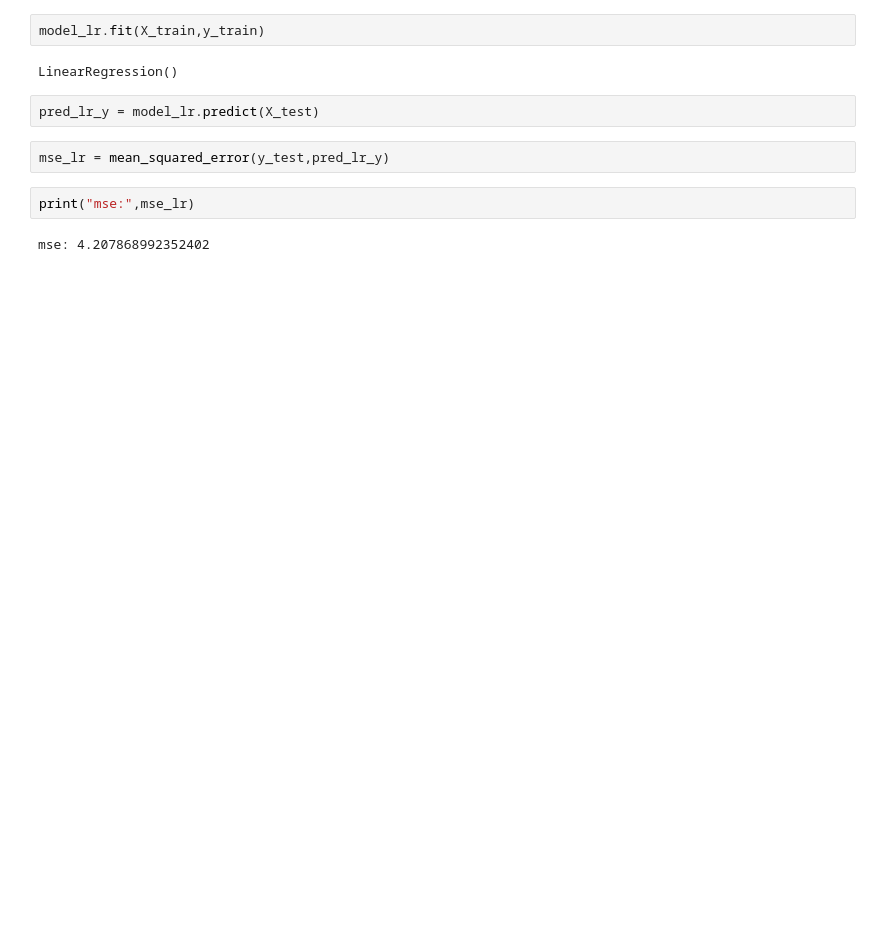
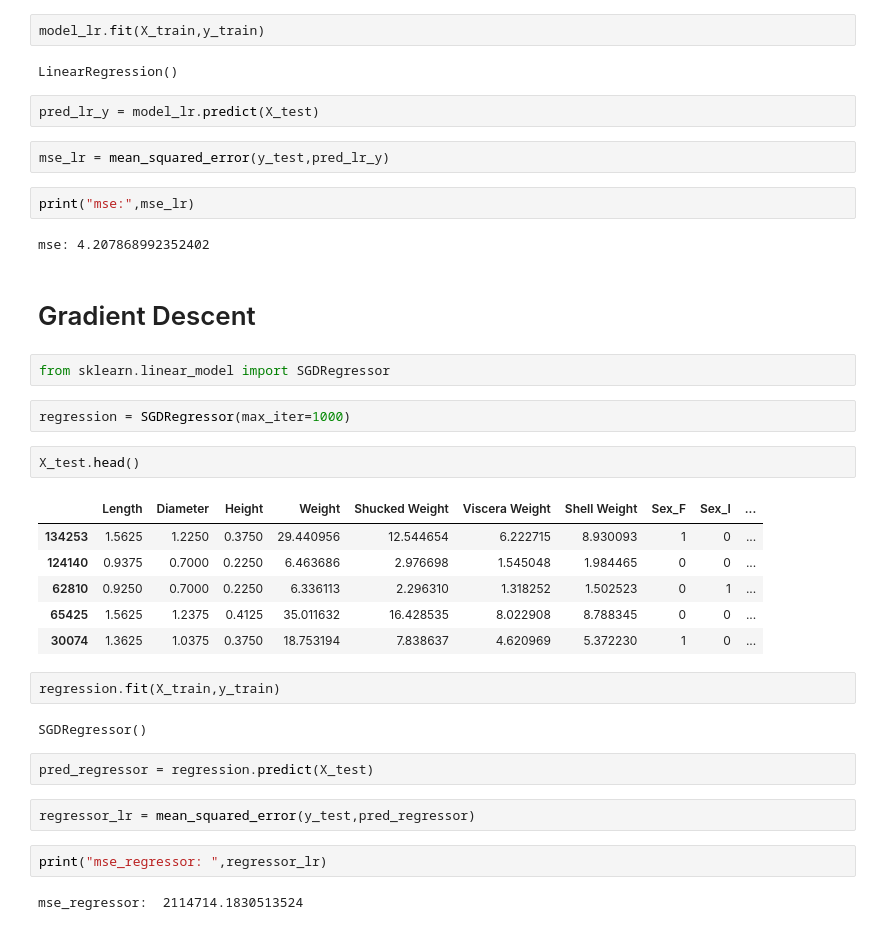
Before and after one commit to maheshpeiris0/Extended-Crab-Age-Prediction_with_tensorflow, a Jupyter notebook: extended-crab-age-prediction.ipynb, the cells around one changed output. Drawn from its saved outputs; the diff is of its cells as text; blank space fills up the shorter version.

Commit message:
Kaggle Notebook | Extended Crab Age Prediction | Version 4

```diff
--- a/extended-crab-age-prediction.ipynb
+++ b/extended-crab-age-prediction.ipynb
@@ -175,3 +175,30 @@ mse_lr = mean_squared_error(y_test,pred_lr_y)
 print("mse:",mse_lr)
 # %% [output]
 mse: 4.207868992352402
+# %% [markdown]
+# Gradient Descent
+# %%
+from sklearn.linear_model import SGDRegressor
+# %%
+regression = SGDRegressor(max_iter=1000)
+# %%
+X_test.head()
+# %% [output]
+|  | Length | Diameter | Height | Weight | Shucked Weight | Viscera Weight | Shell Weight | Sex_F | Sex_I | ... |
+| 134253 | 1.5625 | 1.2250 | 0.3750 | 29.440956 | 12.544654 | 6.222715 | 8.930093 | 1 | 0 | ... |
+| 124140 | 0.9375 | 0.7000 | 0.2250 | 6.463686 | 2.976698 | 1.545048 | 1.984465 | 0 | 0 | ... |
+| 62810 | 0.9250 | 0.7000 | 0.2250 | 6.336113 | 2.296310 | 1.318252 | 1.502523 | 0 | 1 | ... |
+| 65425 | 1.5625 | 1.2375 | 0.4125 | 35.011632 | 16.428535 | 8.022908 | 8.788345 | 0 | 0 | ... |
+| 30074 | 1.3625 | 1.0375 | 0.3750 | 18.753194 | 7.838637 | 4.620969 | 5.372230 | 1 | 0 | ... |
+# %%
+regression.fit(X_train,y_train)
+# %% [output]
+SGDRegressor()
+# %%
+pred_regressor = regression.predict(X_test)
+# %%
+regressor_lr = mean_squared_error(y_test,pred_regressor)
+# %%
+print("mse_regressor: ",regressor_lr)
+# %% [output]
+mse_regressor:  2114714.1830513524
```
